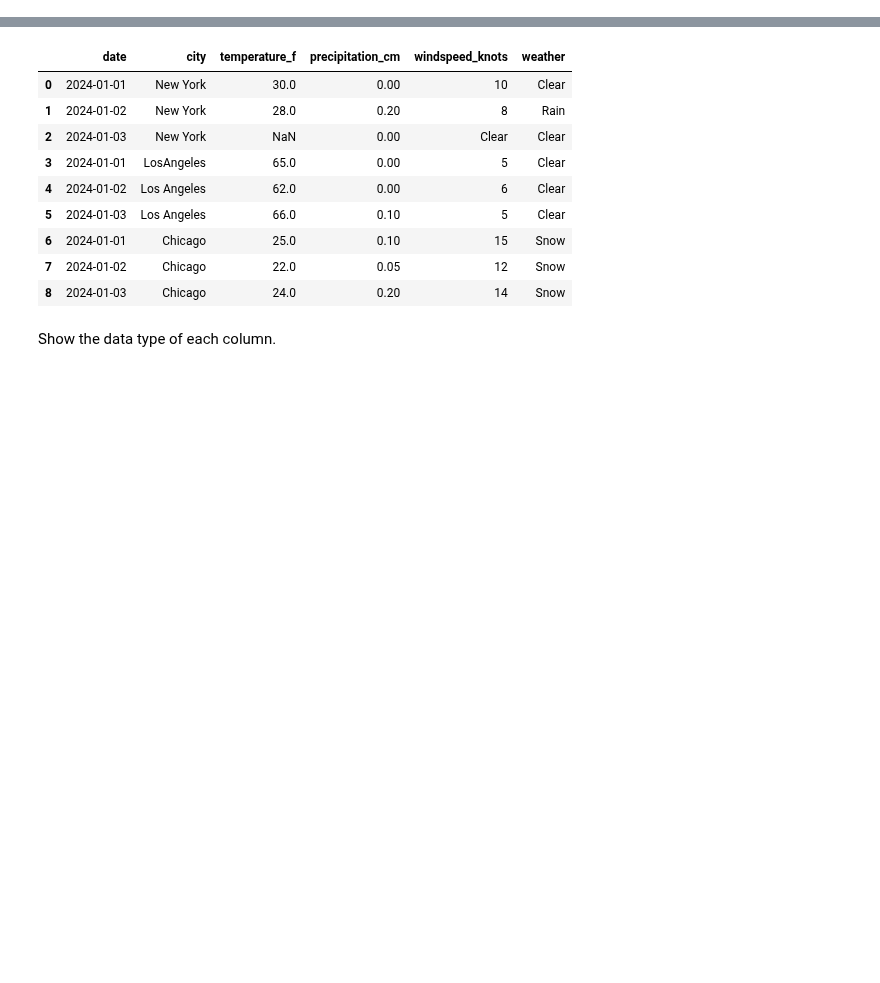
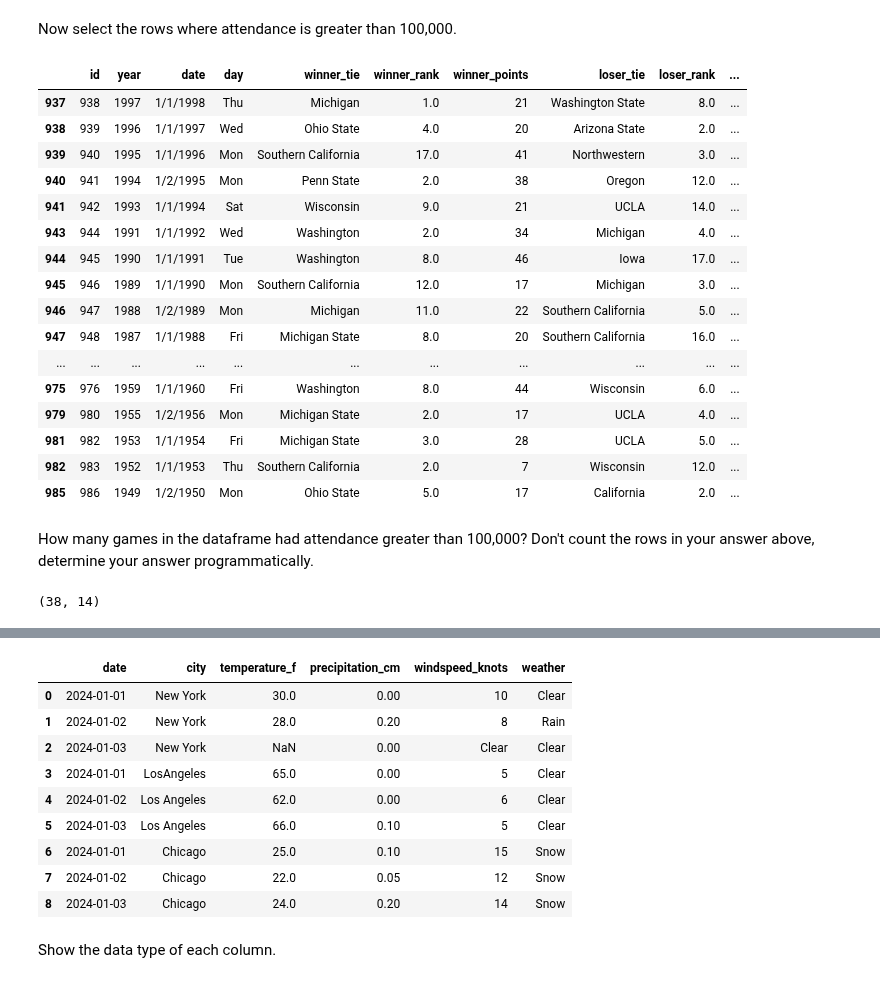
Before and after one commit to kerriegeil/DEV_canvas_beginner_py, a Jupyter notebook: answers_IntroToPandas.ipynb, the cells around one changed output, grey strips where cells are left out. Saved outputs shown, nothing was run; the diff lists cells and outputs as text; code cells hidden in the pictures; blank space fills up the shorter version.

```diff
--- a/answers_IntroToPandas.ipynb
+++ b/answers_IntroToPandas.ipynb
@@ -0,0 +21,30 @@
+# %% [markdown]
+Now select the rows where attendance is greater than 100,000.
+# %%
+# add your code here
+bowlData[bowlData['attendance']>100000]
+# %% [output]
+|  | id | year | date | day | winner_tie | winner_rank | winner_points | loser_tie | loser_rank | ... |
+| 937 | 938 | 1997 | 1/1/1998 | Thu | Michigan | 1.0 | 21 | Washington State | 8.0 | ... |
+| 938 | 939 | 1996 | 1/1/1997 | Wed | Ohio State | 4.0 | 20 | Arizona State | 2.0 | ... |
+| 939 | 940 | 1995 | 1/1/1996 | Mon | Southern California | 17.0 | 41 | Northwestern | 3.0 | ... |
+| 940 | 941 | 1994 | 1/2/1995 | Mon | Penn State | 2.0 | 38 | Oregon | 12.0 | ... |
+| 941 | 942 | 1993 | 1/1/1994 | Sat | Wisconsin | 9.0 | 21 | UCLA | 14.0 | ... |
+| 943 | 944 | 1991 | 1/1/1992 | Wed | Washington | 2.0 | 34 | Michigan | 4.0 | ... |
+| 944 | 945 | 1990 | 1/1/1991 | Tue | Washington | 8.0 | 46 | Iowa | 17.0 | ... |
+| 945 | 946 | 1989 | 1/1/1990 | Mon | Southern California | 12.0 | 17 | Michigan | 3.0 | ... |
+| 946 | 947 | 1988 | 1/2/1989 | Mon | Michigan | 11.0 | 22 | Southern California | 5.0 | ... |
+| 947 | 948 | 1987 | 1/1/1988 | Fri | Michigan State | 8.0 | 20 | Southern California | 16.0 | ... |
+| ... | ... | ... | ... | ... | ... | ... | ... | ... | ... | ... |
+| 975 | 976 | 1959 | 1/1/1960 | Fri | Washington | 8.0 | 44 | Wisconsin | 6.0 | ... |
+| 979 | 980 | 1955 | 1/2/1956 | Mon | Michigan State | 2.0 | 17 | UCLA | 4.0 | ... |
+| 981 | 982 | 1953 | 1/1/1954 | Fri | Michigan State | 3.0 | 28 | UCLA | 5.0 | ... |
+| 982 | 983 | 1952 | 1/1/1953 | Thu | Southern California | 2.0 | 7 | Wisconsin | 12.0 | ... |
+| 985 | 986 | 1949 | 1/2/1950 | Mon | Ohio State | 5.0 | 17 | California | 2.0 | ... |
+# %% [markdown]
+How many games in the dataframe had attendance greater than 100,000? Don't count the rows in your answer above, determine your answer programmatically.
+# %%
+# add your code here
+bowlData[bowlData['attendance']>100000].shape
+# %% [output]
+(38, 14)
```
Also changed, not shown: parts of 17 cells of this notebook, 1 other file.
